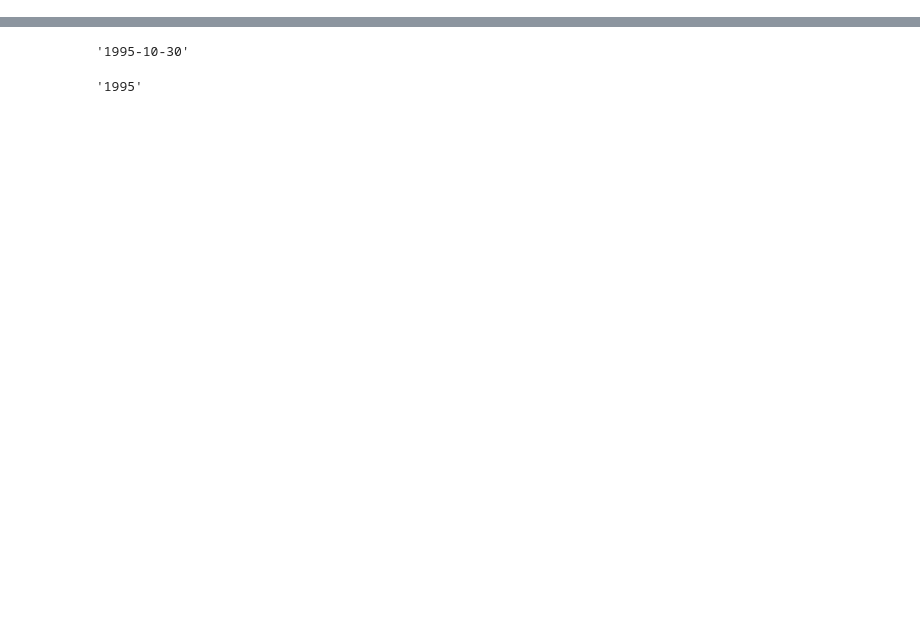
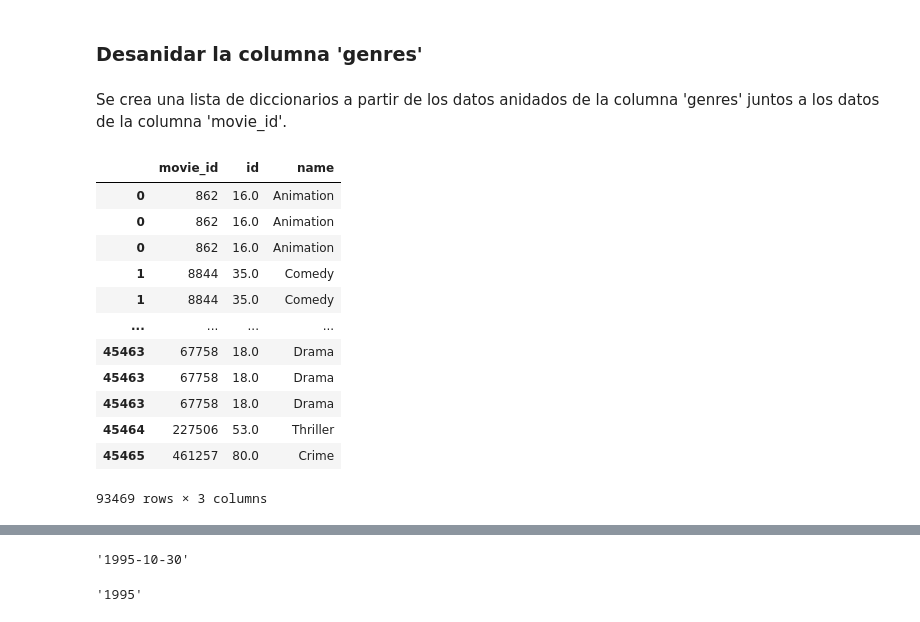
Before and after one commit to FranciscoHugoLezik/Proyecto_Peliculas, a Jupyter notebook: notebooks/ETL/movies.ipynb, the cells around one changed output, grey strips where cells are left out. Cells and saved outputs as stored; diff of their text form; code cells hidden in the pictures; blank space fills up the shorter version.

```diff
--- a/notebooks/ETL/movies.ipynb
+++ b/notebooks/ETL/movies.ipynb
@@ -17,0 +228,44 @@ movies = (
+# %% [markdown]
+### Desanidar la columna 'genres'
+# %% [markdown]
+Se crea una lista de diccionarios a partir de los datos anidados de la columna 'genres' juntos a los datos de la columna 'movie_id'.
+# %%
+genres['genres'] = (
+    genres['genres']
+    .apply(ast.literal_eval)
+    )
+# %%
+genres_en_filas = (
+    genres.explode('genres')
+    )
+# %%
+genres_en_columnas = (
+    pd.json_normalize(
+        genres_en_filas['genres']
+        )
+    )
+# %%
+genres = (
+    genres_en_filas.drop(
+        columns='genres'
+        )
+    .join(
+        genres_en_columnas
+        )
+    )
+# %%
+genres
+# %% [output]
+|  | movie_id | id | name |
+| 0 | 862 | 16.0 | Animation |
+| 0 | 862 | 16.0 | Animation |
+| 0 | 862 | 16.0 | Animation |
+| 1 | 8844 | 35.0 | Comedy |
+| 1 | 8844 | 35.0 | Comedy |
+| ... | ... | ... | ... |
+| 45463 | 67758 | 18.0 | Drama |
+| 45463 | 67758 | 18.0 | Drama |
+| 45463 | 67758 | 18.0 | Drama |
+| 45464 | 227506 | 53.0 | Thriller |
+| 45465 | 461257 | 80.0 | Crime |
+93469 rows × 3 columns
```
Also changed, not shown: parts of 124 cells of this notebook, 2 other files.
